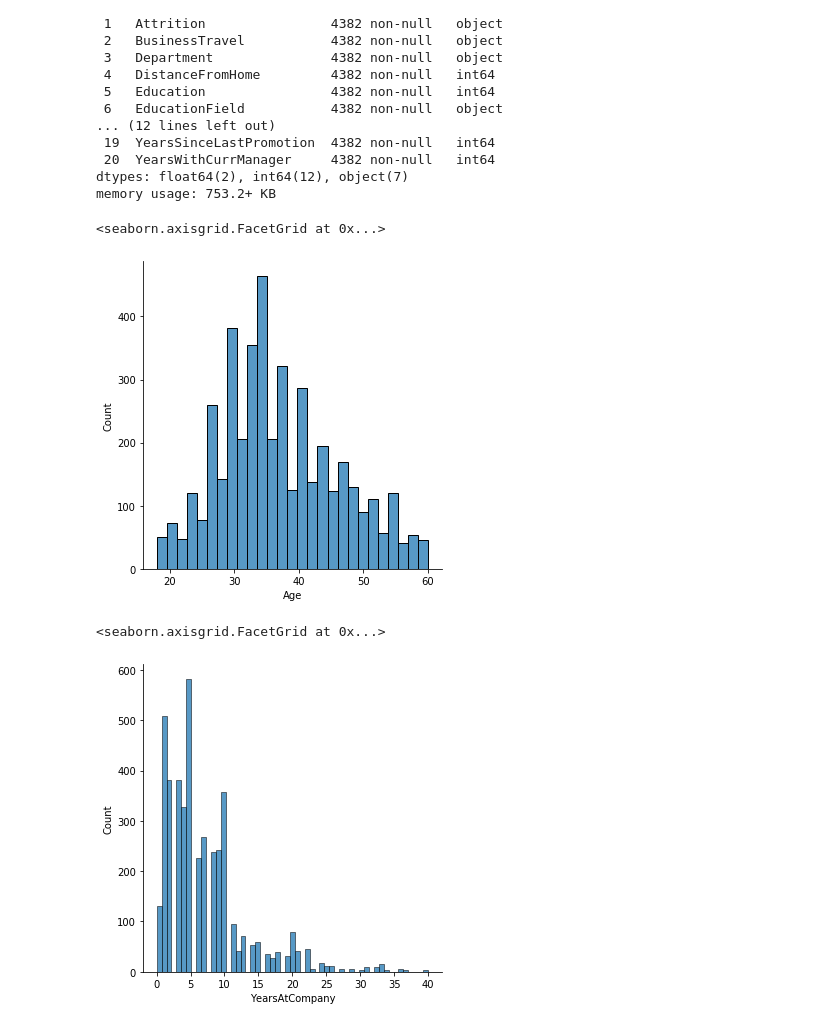
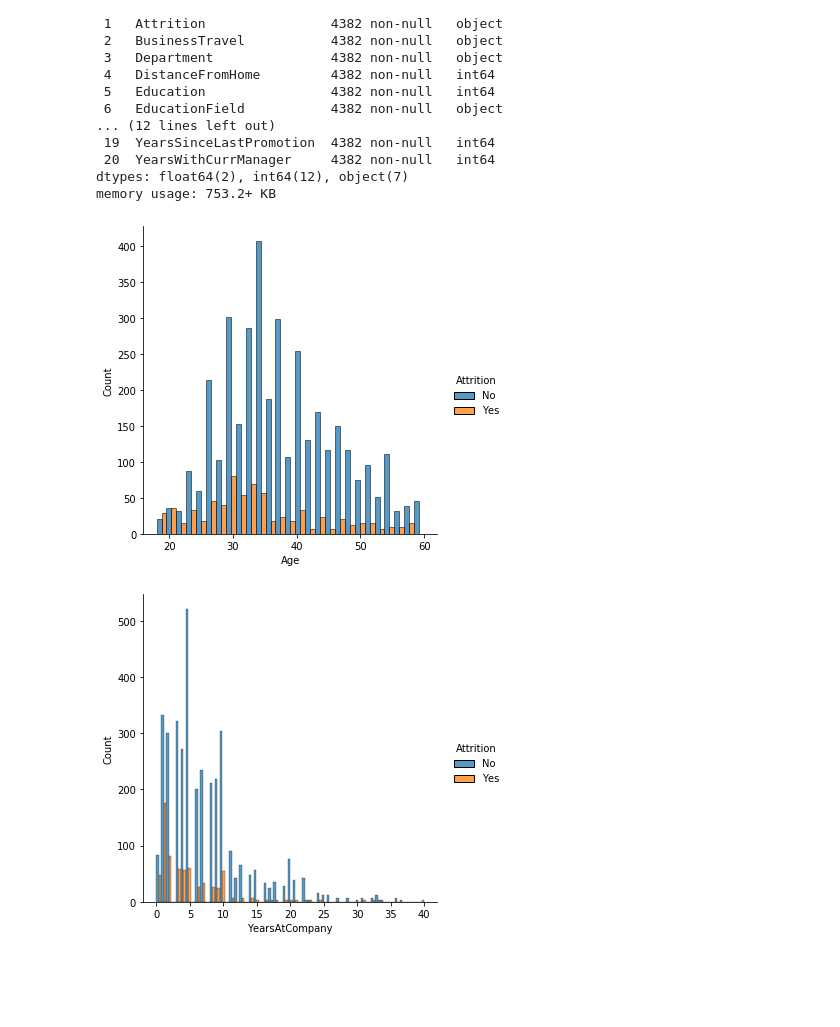
Before and after one commit to thomaspatrickhill/eda_project, a Jupyter notebook: EDA Project - IBM ML Cert.ipynb, the cells around one changed output. Drawn from its saved outputs; the diff is of its cells as text; code cells hidden in the pictures; blank space fills up the shorter version.

```diff
--- a/EDA Project - IBM ML Cert.ipynb
+++ b/EDA Project - IBM ML Cert.ipynb
@@ -126,13 +126,11 @@ Data columns (total 21 columns):
 dtypes: float64(2), int64(12), object(7)
 memory usage: 753.2+ KB
 # %%
-sns.displot(clean_df, x= "Age")
+sns.displot(clean_df, x= "Age", hue="Attrition", multiple="dodge");
 # %% [output]
-<seaborn.axisgrid.FacetGrid at 0x...>
-[figure, old version]
+[figure, new version]
 # %%
-sns.displot(clean_df, x= "YearsAtCompany")
+sns.displot(clean_df, x= "YearsAtCompany", hue="Attrition", multiple="dodge");
 # %% [output]
-<seaborn.axisgrid.FacetGrid at 0x...>
-[figure, old version]
+[figure, new version]
 # %%
```
Also changed, not shown: parts of 4 cells of this notebook.
